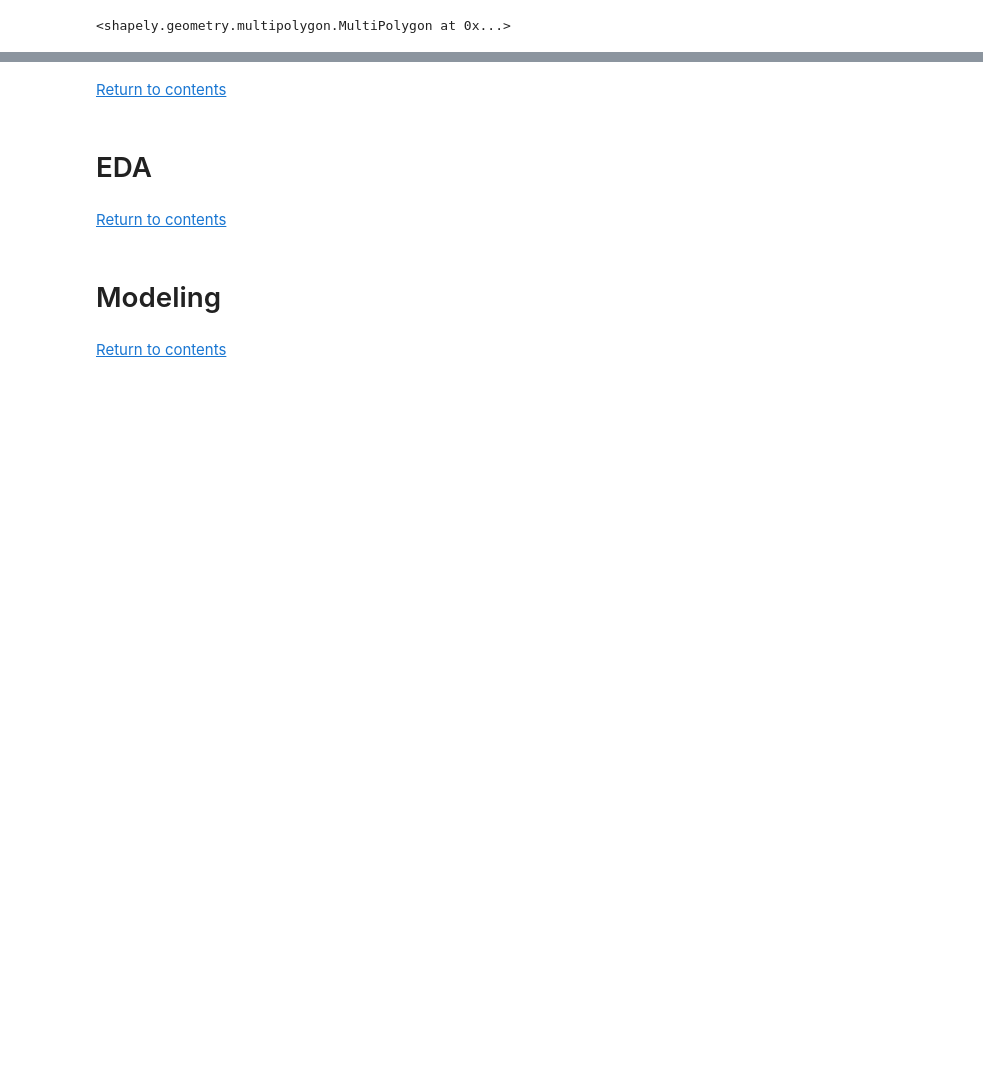
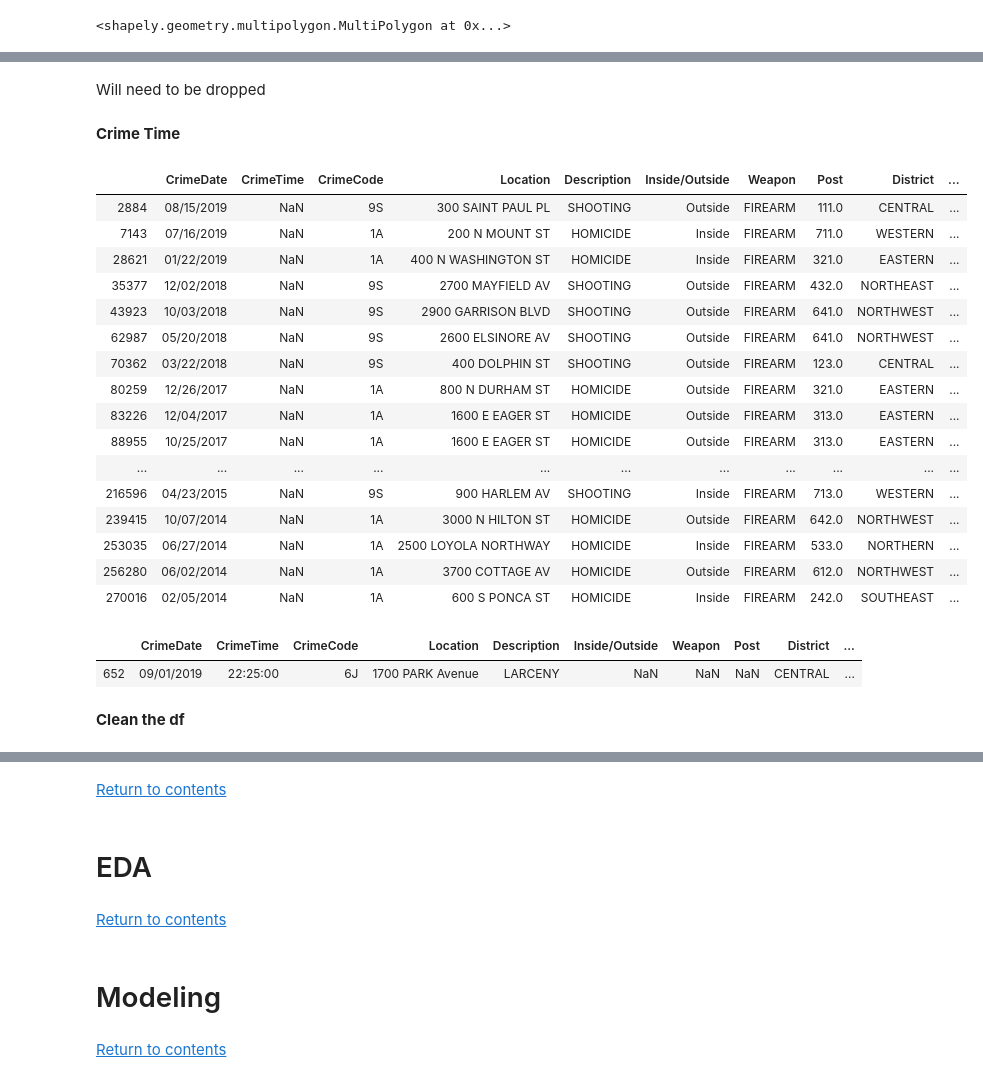
Before and after one commit to lraichik/Crime_data_prediction_and_analysis, a Jupyter notebook: Untitled.ipynb, the cells around one changed output, grey strips where cells are left out. Drawn from its saved outputs; the diff is of its cells as text; code cells hidden in the pictures; blank space fills up the shorter version.

```diff
--- a/Untitled.ipynb
+++ b/Untitled.ipynb
@@ -423,3 +1070,0 @@ This lat and long are in antarctica, got the correct one from the address to cha
-# %%
-df.loc[df['Neighborhood'] == '116102', ['Longitude']] = -76.579293
-df.loc[df['Neighborhood'] == '116102', ['Latitude']] = 39.293362
@@ -483,0 +1374,24 @@ PATTERSON PARK NEIGHBORHOOD
+# %% [markdown]
+Will need to be dropped
+# %% [markdown]
+**Crime Time**
+# %%
+df.loc[df['CrimeTime'].isna()]
+# %% [output]
+|  | CrimeDate | CrimeTime | CrimeCode | Location | Description | Inside/Outside | Weapon | Post | District | ... |
+| 2884 | 08/15/2019 | NaN | 9S | 300 SAINT PAUL PL | SHOOTING | Outside | FIREARM | 111.0 | CENTRAL | ... |
+| 7143 | 07/16/2019 | NaN | 1A | 200 N MOUNT ST | HOMICIDE | Inside | FIREARM | 711.0 | WESTERN | ... |
+| 28621 | 01/22/2019 | NaN | 1A | 400 N WASHINGTON ST | HOMICIDE | Inside | FIREARM | 321.0 | EASTERN | ... |
+| 35377 | 12/02/2018 | NaN | 9S | 2700 MAYFIELD AV | SHOOTING | Outside | FIREARM | 432.0 | NORTHEAST | ... |
+| 43923 | 10/03/2018 | NaN | 9S | 2900 GARRISON BLVD | SHOOTING | Outside | FIREARM | 641.0 | NORTHWEST | ... |
+| 62987 | 05/20/2018 | NaN | 9S | 2600 ELSINORE AV | SHOOTING | Outside | FIREARM | 641.0 | NORTHWEST | ... |
+| 70362 | 03/22/2018 | NaN | 9S | 400 DOLPHIN ST | SHOOTING | Outside | FIREARM | 123.0 | CENTRAL | ... |
+| 80259 | 12/26/2017 | NaN | 1A | 800 N DURHAM ST | HOMICIDE | Outside | FIREARM | 321.0 | EASTERN | ... |
+| 83226 | 12/04/2017 | NaN | 1A | 1600 E EAGER ST | HOMICIDE | Outside | FIREARM | 313.0 | EASTERN | ... |
+| 88955 | 10/25/2017 | NaN | 1A | 1600 E EAGER ST | HOMICIDE | Outside | FIREARM | 313.0 | EASTERN | ... |
+| ... | ... | ... | ... | ... | ... | ... | ... | ... | ... | ... |
+| 216596 | 04/23/2015 | NaN | 9S | 900 HARLEM AV | SHOOTING | Inside | FIREARM | 713.0 | WESTERN | ... |
+| 239415 | 10/07/2014 | NaN | 1A | 3000 N HILTON ST | HOMICIDE | Outside | FIREARM | 642.0 | NORTHWEST | ... |
+| 253035 | 06/27/2014 | NaN | 1A | 2500 LOYOLA NORTHWAY | HOMICIDE | Inside | FIREARM | 533.0 | NORTHERN | ... |
+| 256280 | 06/02/2014 | NaN | 1A | 3700 COTTAGE AV | HOMICIDE | Outside | FIREARM | 612.0 | NORTHWEST | ... |
+| 270016 | 02/05/2014 | NaN | 1A | 600 S PONCA ST | HOMICIDE | Inside | FIREARM | 242.0 | SOUTHEAST | ... |
@@ -483,0 +1404,7 @@ PATTERSON PARK NEIGHBORHOOD
+# %%
+timetest
+# %% [output]
+|  | CrimeDate | CrimeTime | CrimeCode | Location | Description | Inside/Outside | Weapon | Post | District | ... |
+| 652 | 09/01/2019 | 22:25:00 | 6J | 1700 PARK Avenue | LARCENY | NaN | NaN | NaN | CENTRAL | ... |
+# %% [markdown]
+**Clean the df**
```
Also changed, not shown: parts of 103 cells of this notebook, 1 other file.
